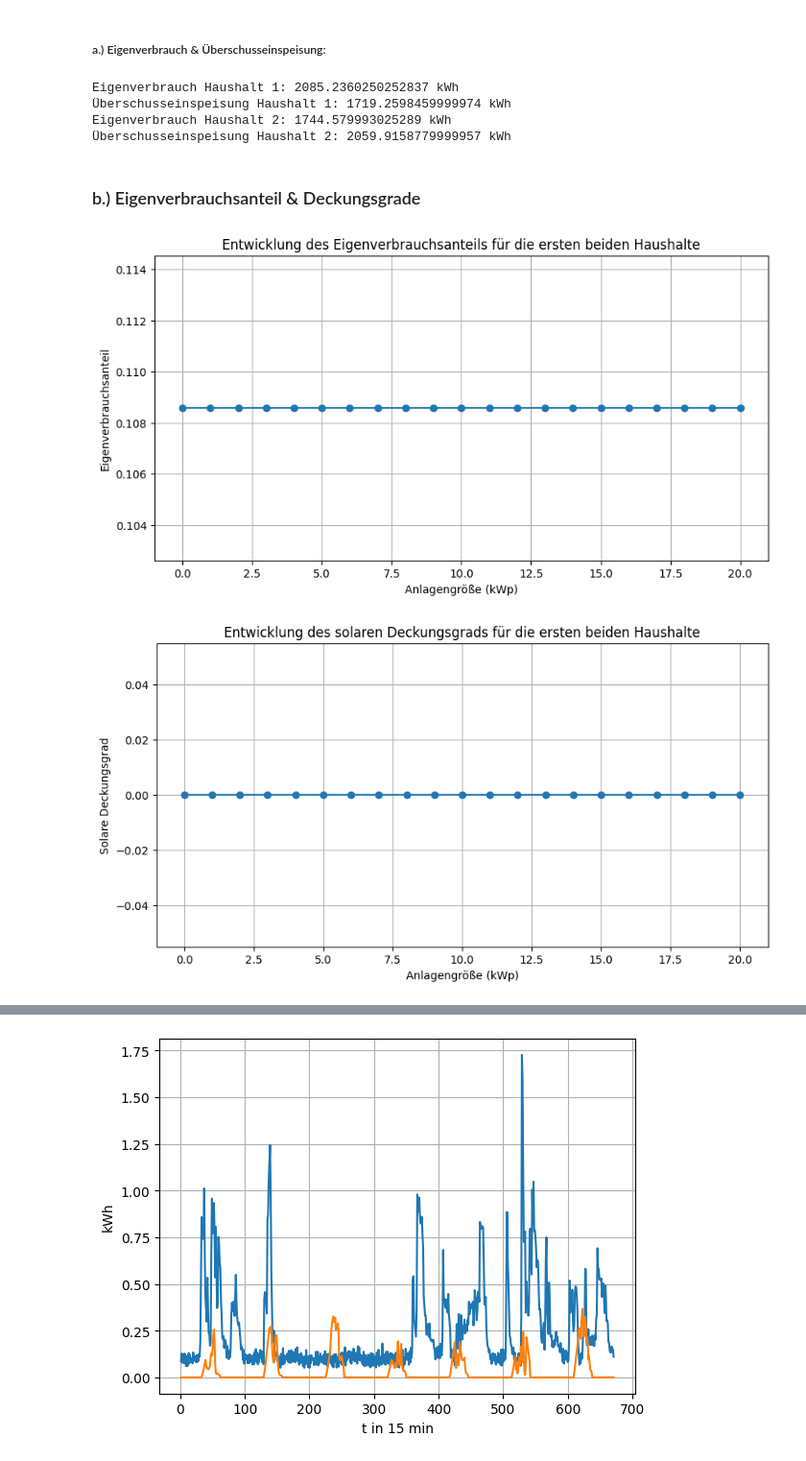
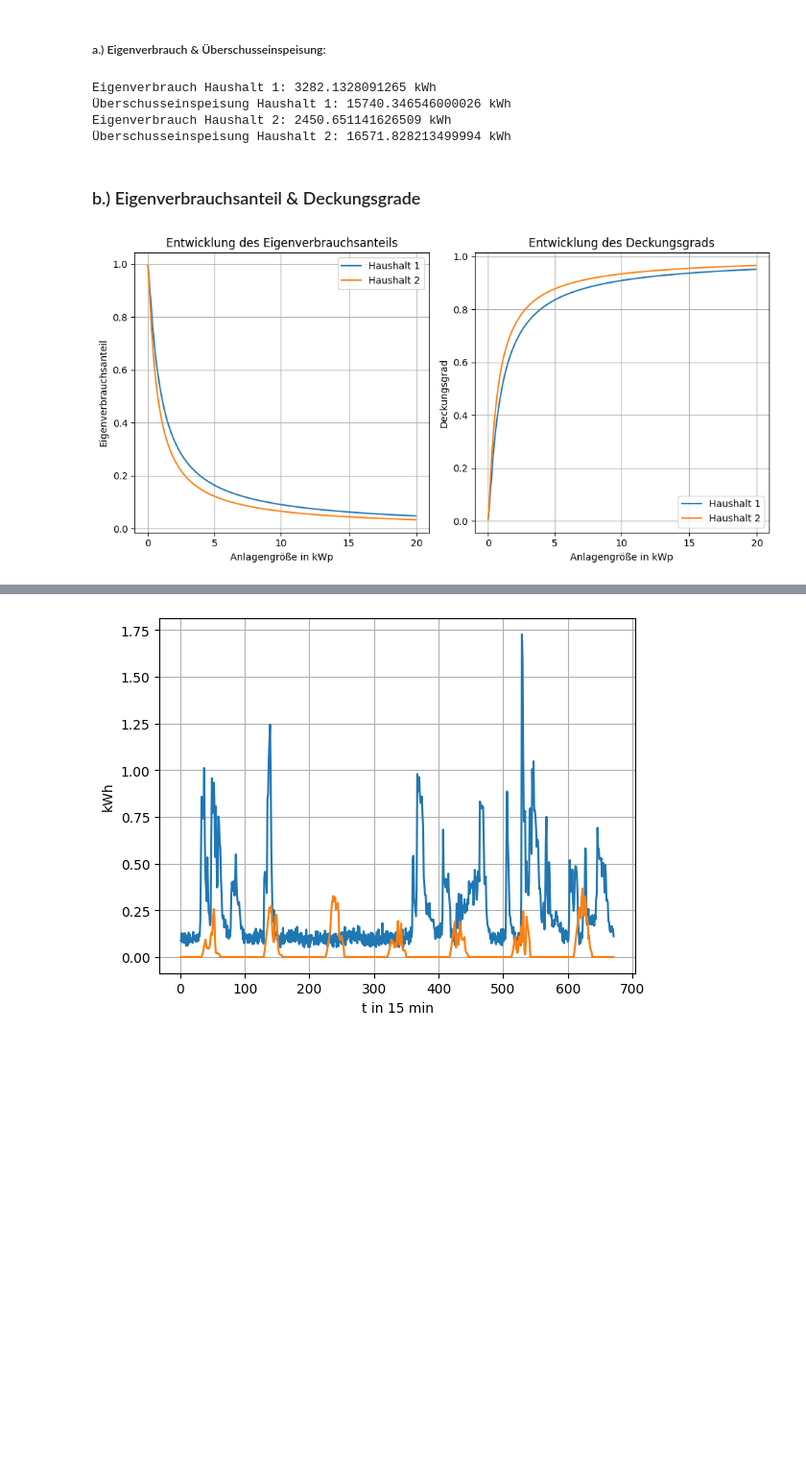
Before and after one commit to AhmedAkhi/2.UE, a Jupyter notebook: UE2_Gruppe2.ipynb, the cells around one changed output, grey strips where cells are left out. Shown at 96% size. Saved outputs shown, nothing was run; the diff lists cells and outputs as text; code cells hidden in the pictures; blank space fills up the shorter version.

```diff
--- a/UE2_Gruppe2.ipynb
+++ b/UE2_Gruppe2.ipynb
@@ -178,17 +178,22 @@ def Eigenverbrauch_Einspeisung_Haushalt(Haushalt, Produktion, Pv_kWp):
     Überschusseinspeisung = 0
 
     #Sollen wir die Pv-KWp berücksichtigen ??? Wieso kriegen wir hohe werte ?
-    #Produktion_Anlage = Pv_kWp * Produktion
+    Produktion_Anlage = Pv_kWp * Produktion
 
     # range(1,97) Erster Tag
     # range(1,2977) Monat mit 31 Tagen
     # range(1,2881) Monat mit 30 Tagen
     for i in range(len(Haushalt)):
-        if Produktion[i] <= Haushalt[i]:
-            Eigenverbrauch += Produktion[i]
+        if Produktion_Anlage[i] <= Haushalt[i]:
+            Eigenverbrauch += Produktion_Anlage[i]
         else:
             Eigenverbrauch += Haushalt[i]
-            Überschusseinspeisung += Produktion[i] - Haushalt[i]
+            Überschusseinspeisung += Produktion_Anlage[i] - Haushalt[i]
+
+    #Alternative:
+    #for pv, verbrauch in zip(Produktion_Anlage, Haushalt):
+    #    Eigenverbrauch += min(pv, verbrauch)
+    #    Überschusseinspeisung += max(0, pv - verbrauch)
 
     return Eigenverbrauch, Überschusseinspeisung
 # %%
@@ -202,16 +207,9 @@ Eigenverbrauch_H2, Überschusseinspeisung_H2 = Eigenverbrauch_Einspeisung_Hausha
 print("Eigenverbrauch Haushalt 2:", Eigenverbrauch_H2, "kWh")
 print("Überschusseinspeisung Haushalt 2:", Überschusseinspeisung_H2, "kWh")
 # %% [output]
-Eigenverbrauch Haushalt 1: 2085.2360250252837 kWh
-Überschusseinspeisung Haushalt 1: 1719.2598459999974 kWh
-Eigenverbrauch Haushalt 2: 1744.579993025289 kWh
-Überschusseinspeisung Haushalt 2: 2059.9158779999957 kWh
+Eigenverbrauch Haushalt 1: 3282.1328091265 kWh
+Überschusseinspeisung Haushalt 1: 15740.346546000026 kWh
+Eigenverbrauch Haushalt 2: 2450.651141626509 kWh
+Überschusseinspeisung Haushalt 2: 16571.828213499994 kWh
 # %% [markdown]
 ### b.) Eigenverbrauchsanteil & Deckungsgrade
-# %%
-#Deckungsgrad beschreibt die Unabhängigkeit von anderen Energiequellen als der Sonne
-
-def Anteile_Verbrauch_Deckungsgrad(Haushalt, Produktion, Anlage_Pv):
-# %% [output]
-[figure, removed]
-[figure, removed]
@@ -217,0 +233,33 @@ def Anteile_Verbrauch_Deckungsgrad(Haushalt, Produktion, Anlage_Pv):
+# %%
+# Berechnen der Anteile für H1 & H2
+Eigenverbrauchsanteile_H1, Deckungsgrade_H1 = Anteile_Verbrauch_Deckungsgrad(Haushalt1, dfProduktion["Produktion"], Anlage_Pv)
+Eigenverbrauchsanteile_H2, Deckungsgrade_H2 = Anteile_Verbrauch_Deckungsgrad(Haushalt2, dfProduktion["Produktion"], Anlage_Pv)
+# %%
+# Diagramme erstellen
+plt.figure(figsize=(10, 5))
+
+# Eigenverbrauchsanteile
+plt.subplot(1, 2, 1)
+plt.plot(range(1, 211), Eigenverbrauchsanteile_H1, label='Haushalt 1')
+plt.plot(range(1, 211), Eigenverbrauchsanteile_H2, label='Haushalt 2')
+plt.xlabel('Anlagengröße in kWp')
+plt.ylabel('Eigenverbrauchsanteil')
+plt.title('Entwicklung des Eigenverbrauchsanteils')
+plt.xticks([1, 53 , 105, 158, 211], ["0", "5", "10", "15", "20"])
+plt.grid()
+plt.legend()
+
+# Deckungsgrade
+plt.subplot(1, 2, 2)
+plt.plot(range(1, 211), Deckungsgrade_H1, label='Haushalt 1')
+plt.plot(range(1, 211), Deckungsgrade_H2, label='Haushalt 2')
+plt.xlabel('Anlagengröße in kWp')
+plt.xticks([1, 53 , 105, 158, 211], ["0", "5", "10", "15", "20"])
+plt.ylabel('Deckungsgrad')
+plt.title('Entwicklung des Deckungsgrads')
+plt.legend()
+plt.grid()
+plt.tight_layout()
+plt.show()
+# %% [output]
+[figure, added]
```
Also changed, not shown: parts of 2 cells of this notebook.
